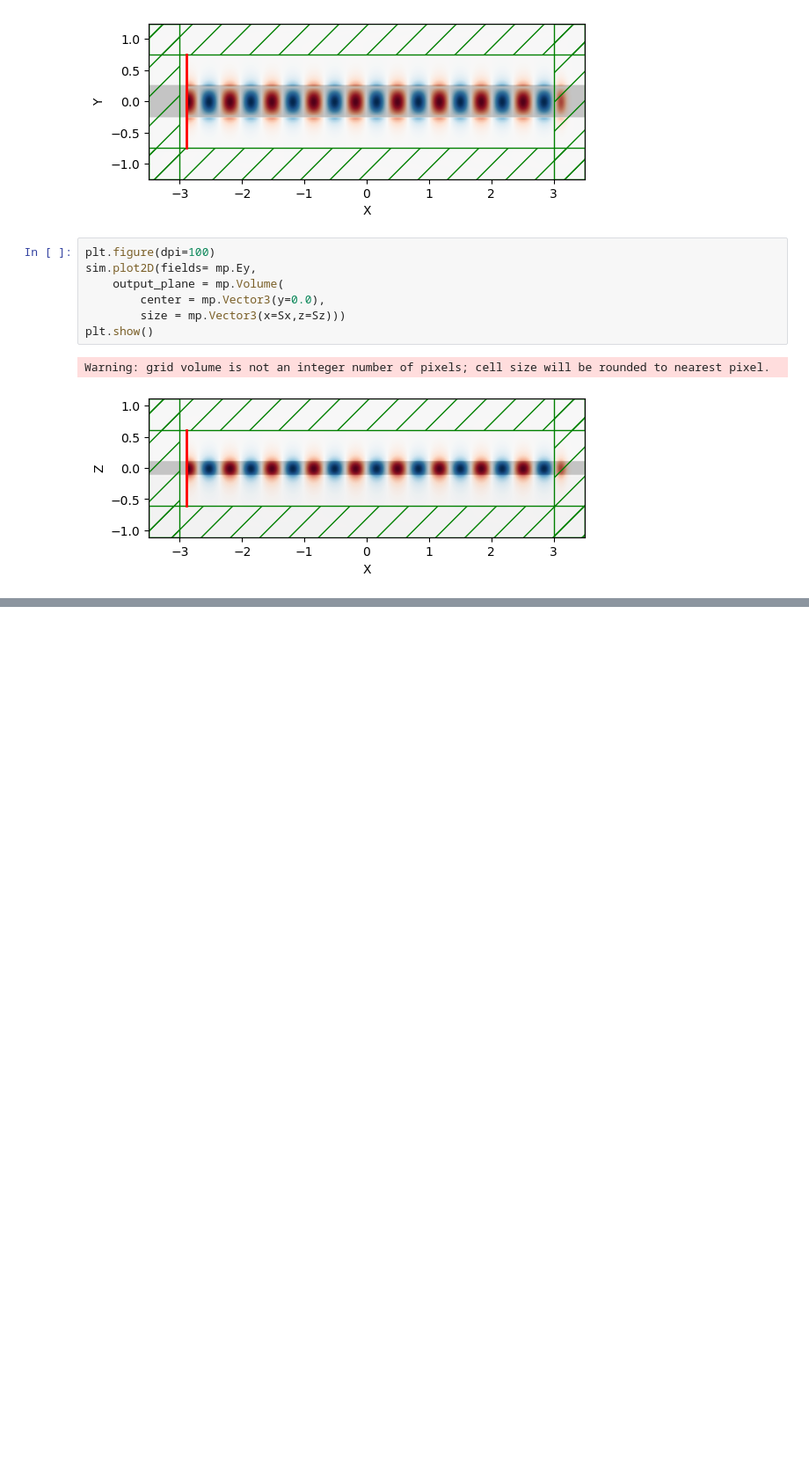
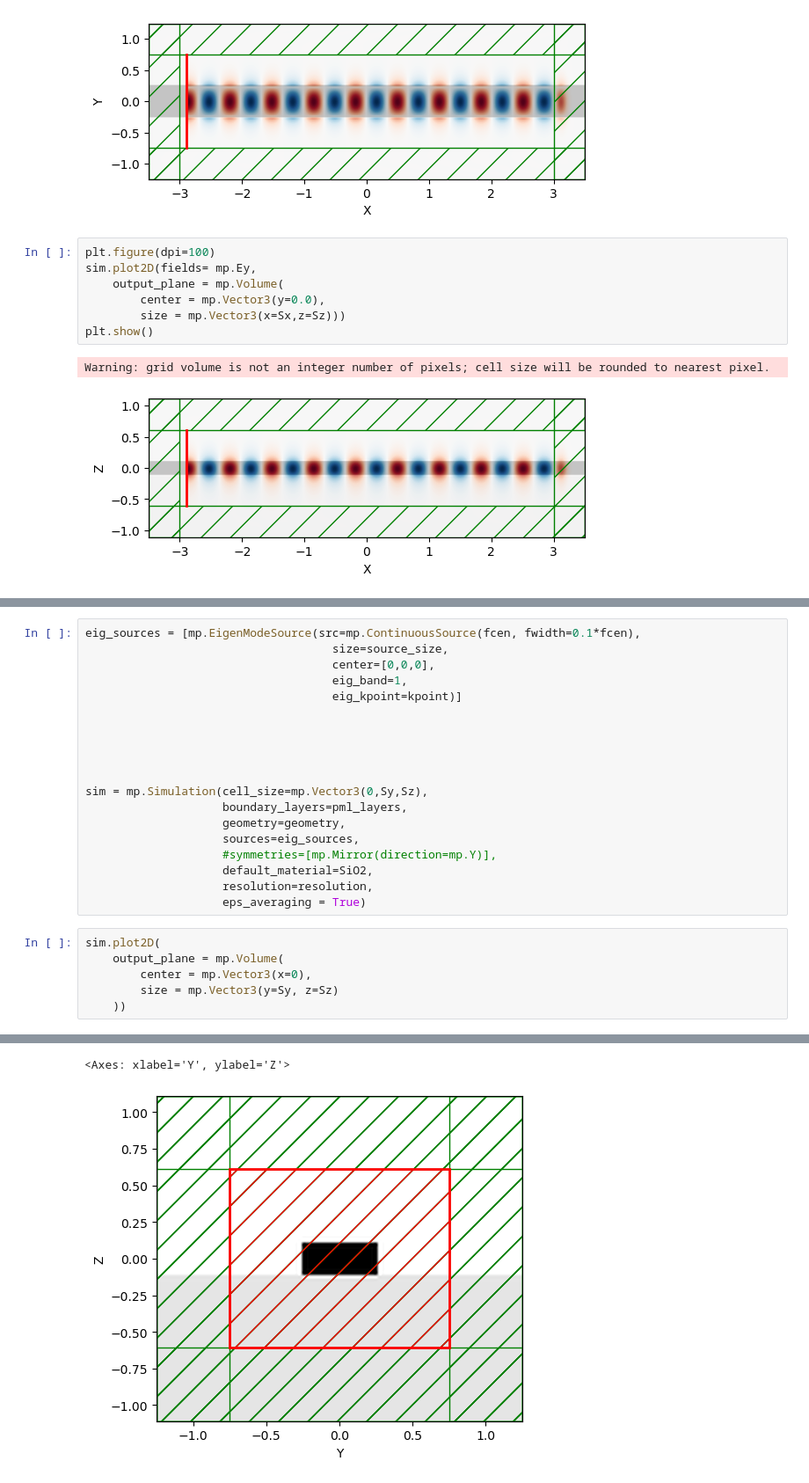
Before and after one commit to satadrudas/Nanophotonic_Design_Optimization_Using_Ising_Machine, a Jupyter notebook: MEEP codes/Sandbox_notebooks/straight_waveguide_3D.ipynb, the cells around one changed output, grey strips where cells are left out. Shown at 88% size. Cells and saved outputs as stored; diff of their text form; blank space fills up the shorter version.

```diff
--- a/MEEP codes/Sandbox_notebooks/straight_waveguide_3D.ipynb
+++ b/MEEP codes/Sandbox_notebooks/straight_waveguide_3D.ipynb
@@ -178,0 +181,26 @@ Warning: grid volume is not an integer number of pixels; cell size will be round
+# %%
+eig_sources = [mp.EigenModeSource(src=mp.ContinuousSource(fcen, fwidth=0.1*fcen),
+                                    size=source_size,
+                                    center=[0,0,0],
+                                    eig_band=1,
+                                    eig_kpoint=kpoint)]
+
+
+
+
+
+sim = mp.Simulation(cell_size=mp.Vector3(0,Sy,Sz),
+                    boundary_layers=pml_layers,
+                    geometry=geometry,
+                    sources=eig_sources,
+                    #symmetries=[mp.Mirror(direction=mp.Y)],
+                    default_material=SiO2,
+                    resolution=resolution,
+                    eps_averaging = True)
+# %%
+sim.plot2D(
+    output_plane = mp.Volume(
+        center = mp.Vector3(x=0),
+        size = mp.Vector3(y=Sy, z=Sz)
+    ))
+# %% [output]
@@ -178,0 +208,2 @@ Warning: grid volume is not an integer number of pixels; cell size will be round
+<Axes: xlabel='Y', ylabel='Z'>
+[figure, added]
```
Also changed, not shown: parts of 14 cells of this notebook, 1 other file.
